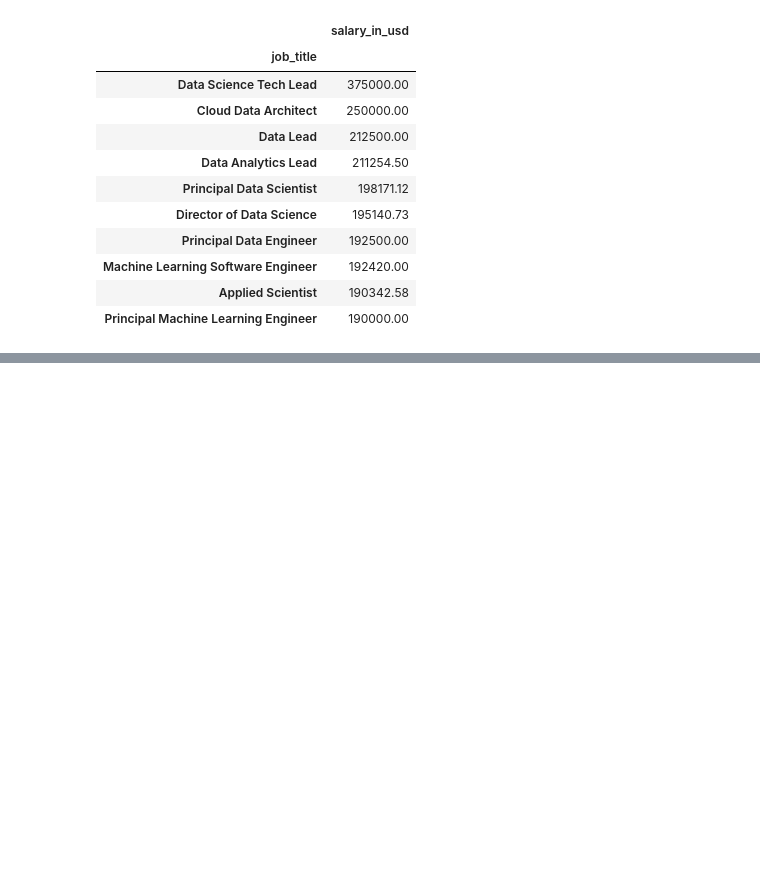
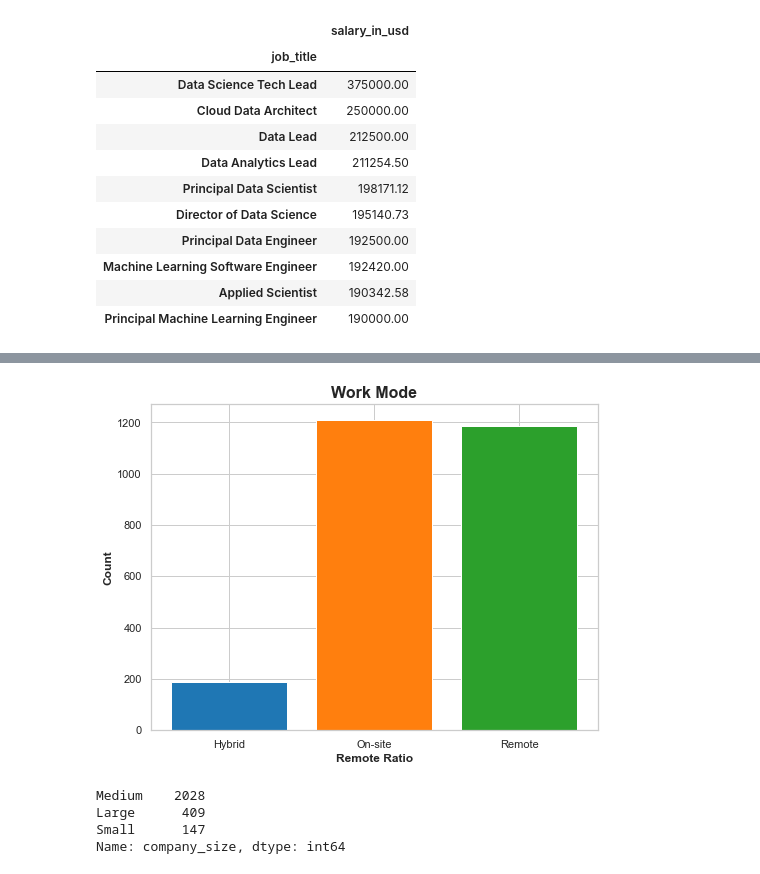
Before and after one commit to cmossman90/mim2023, a Jupyter notebook: Project.ipynb, the cells around one changed output, grey strips where cells are left out. Saved outputs shown, nothing was run; the diff lists cells and outputs as text; code cells hidden in the pictures; blank space fills up the shorter version.

```diff
--- a/Project.ipynb
+++ b/Project.ipynb
@@ -233,0 +261,22 @@ df_remote
+# %%
+plt.figure(figsize=(8, 6))
+
+values = df.groupby('remote_ratio').size()
+labels = values.index
+
+plt.bar(labels, values, color=colors)
+plt.xlabel('Remote Ratio', fontsize=12, fontweight='bold')
+plt.ylabel('Count', fontsize=12, fontweight='bold')
+plt.title('Work Mode', fontsize=16, fontweight='bold')
+
+plt.show()
+# %% [output]
+[figure, added]
+# %%
+company_size=df['company_size'].value_counts()
+print(company_size)
+# %% [output]
+Medium    2028
+Large      409
+Small      147
+Name: company_size, dtype: int64
```
Also changed, not shown: parts of 46 cells of this notebook.
